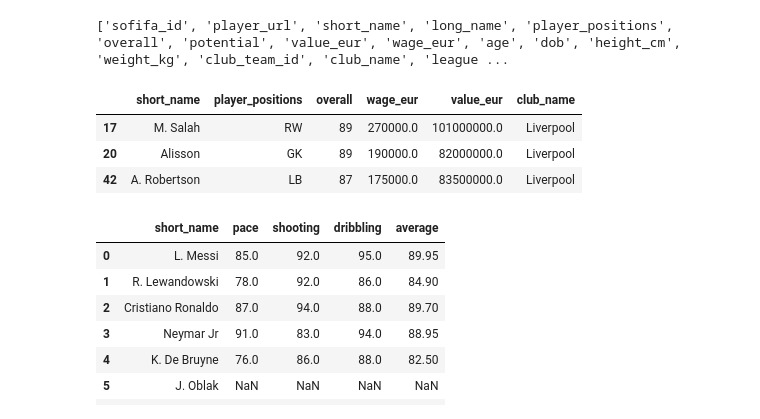
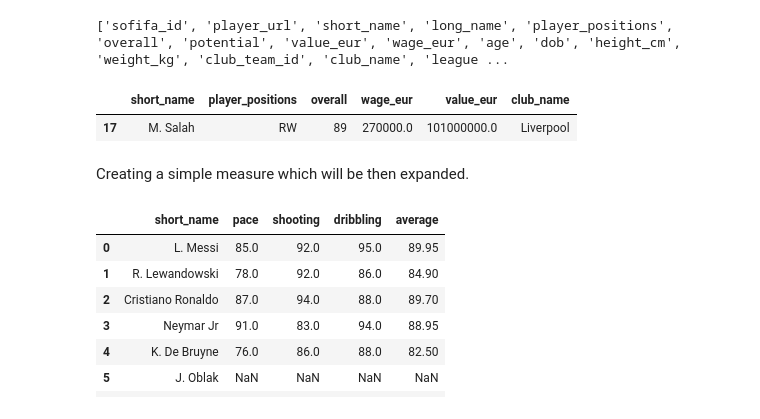
Before and after one commit to TobiaszKuc/_football_analysis, a Jupyter notebook: Fifa22MiniProject/Fifa22MiniProject.ipynb, the cells around one changed output. Drawn from its saved outputs; the diff is of its cells as text; code cells hidden in the pictures.

```diff
--- a/Fifa22MiniProject/Fifa22MiniProject.ipynb
+++ b/Fifa22MiniProject/Fifa22MiniProject.ipynb
@@ -46,2 +36,0 @@ dtype: int64
-# %%
-data.dropna(subset=["wage_eur","value_eur"], inplace=True)
@@ -66,9 +39,7 @@ print(list(data.columns))
 # %% [output]
 ['sofifa_id', 'player_url', 'short_name', 'long_name', 'player_positions', 'overall', 'potential', 'value_eur', 'wage_eur', 'age', 'dob', 'height_cm', 'weight_kg', 'club_team_id', 'club_name', 'league ...
 # %%
-data[(data['short_name'].isin(["M. Salah", "A. Robertson", "Alisson"])) & (data["club_name"] == "Liverpool")][["short_name", "player_positions", "overall", "wage_eur", "value_eur", "club_name"]]
+data[(data['short_name'] == "M. Salah") & (data["club_name"] == "Liverpool")][["short_name", "player_positions", "overall", "wage_eur", "value_eur", "club_name"]]
 # %% [output]
 |  | short_name | player_positions | overall | wage_eur | value_eur | club_name |
 | 17 | M. Salah | RW | 89 | 270000.0 | 101000000.0 | Liverpool |
-| 20 | Alisson | GK | 89 | 190000.0 | 82000000.0 | Liverpool |
-| 42 | A. Robertson | LB | 87 | 175000.0 | 83500000.0 | Liverpool |
@@ -77 +46,3 @@ data["average"] = (data["pace"]*0.4 + data["shooting"]*0.35 + data["dribbling"]*
+# %% [markdown]
+Creating a simple measure which will be then expanded.
 # %%
```
Also changed, not shown: parts of 20 cells of this notebook.
